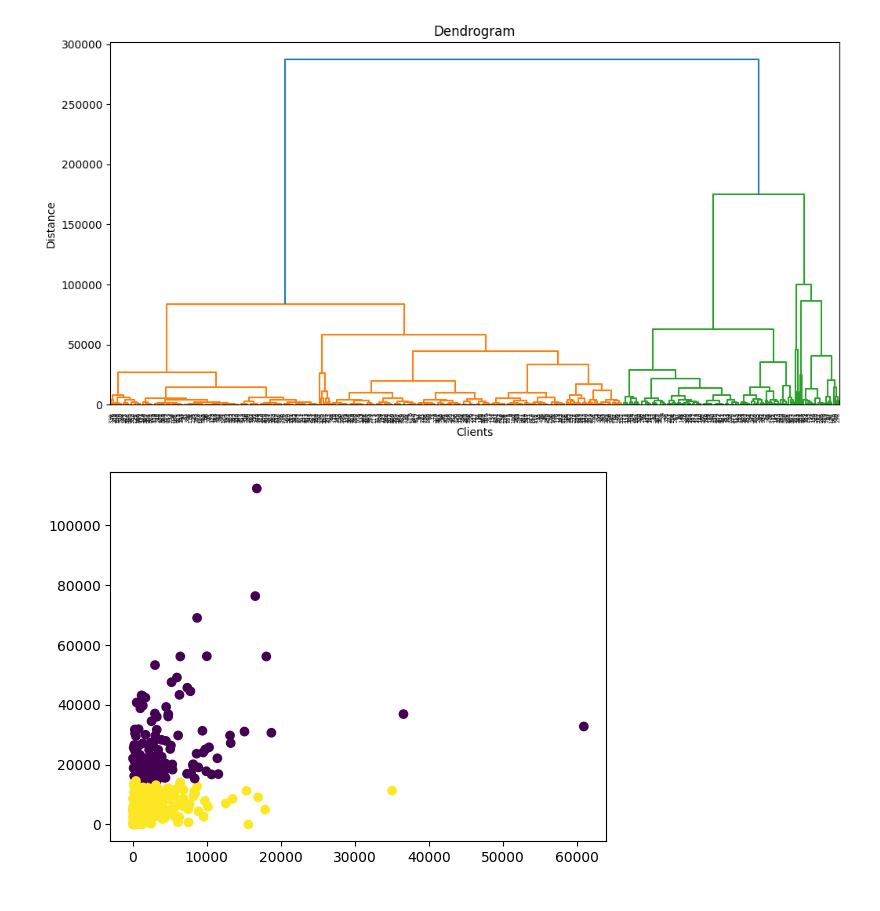
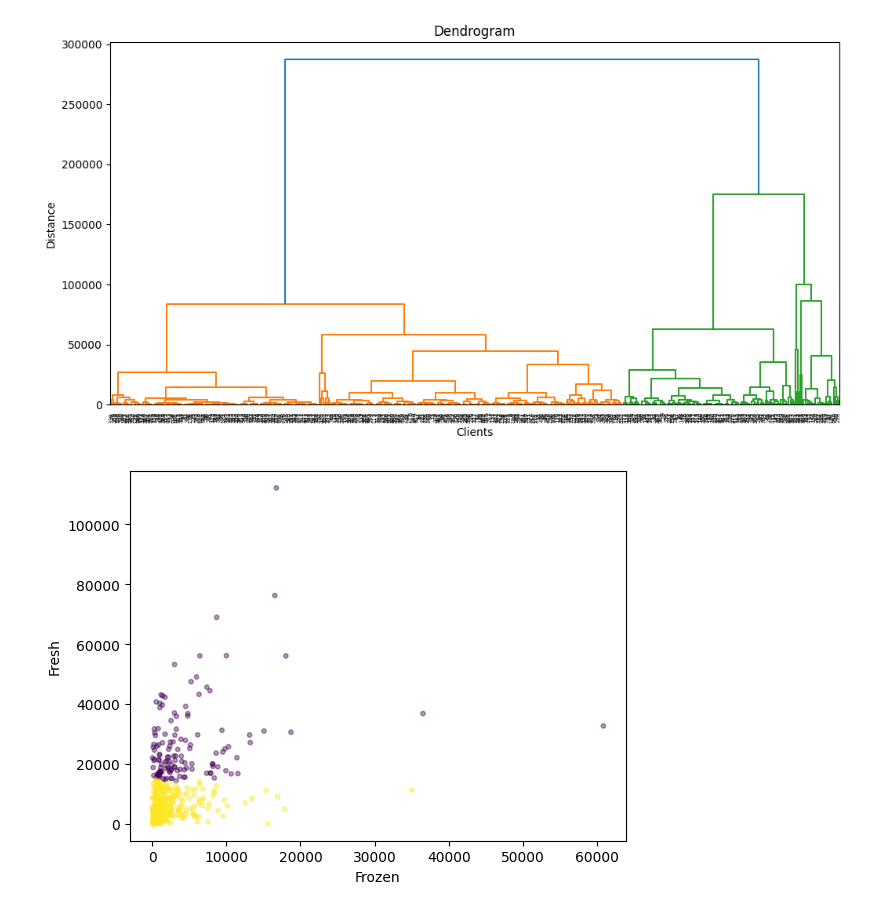
Before and after one commit to PeterKallmanCode/Labb1_AI, a Jupyter notebook: Labb 1 Grupp 30/T2.ipynb, the cells around one changed output. Drawn from its saved outputs; the diff is of its cells as text; code cells hidden in the pictures.

```diff
--- a/Labb 1 AI kurs Peter/T2.ipynb
+++ b/Labb 1 Grupp 30/T2.ipynb
@@ -30,16 +30,18 @@ plt.show()
 # %% [output]
 [figure]
 # %%
-#Skapar scatterplot som visar skillnader mellan grupperna "Fresh" och "Frozen"
+#Skapar scatterplot som visar plottar ut grupperna "Fresh" och "Frozen"
 from sklearn.cluster import AgglomerativeClustering
 
 x = df[["Frozen", "Fresh"]]
 
 
 agg = AgglomerativeClustering(n_clusters=2, linkage="ward")
 labels = agg.fit_predict(x)
 
-plt.scatter(x["Frozen"], x["Fresh"], c=labels)
+plt.scatter(x["Frozen"], x["Fresh"], c=labels, s=10, alpha=0.4)
+plt.xlabel("Frozen")
+plt.ylabel("Fresh")
 plt.show()
 # %% [output]
-[figure, old version]
+[figure, new version]
```
Also changed, not shown: parts of 2 cells of this notebook, 5 other files.
